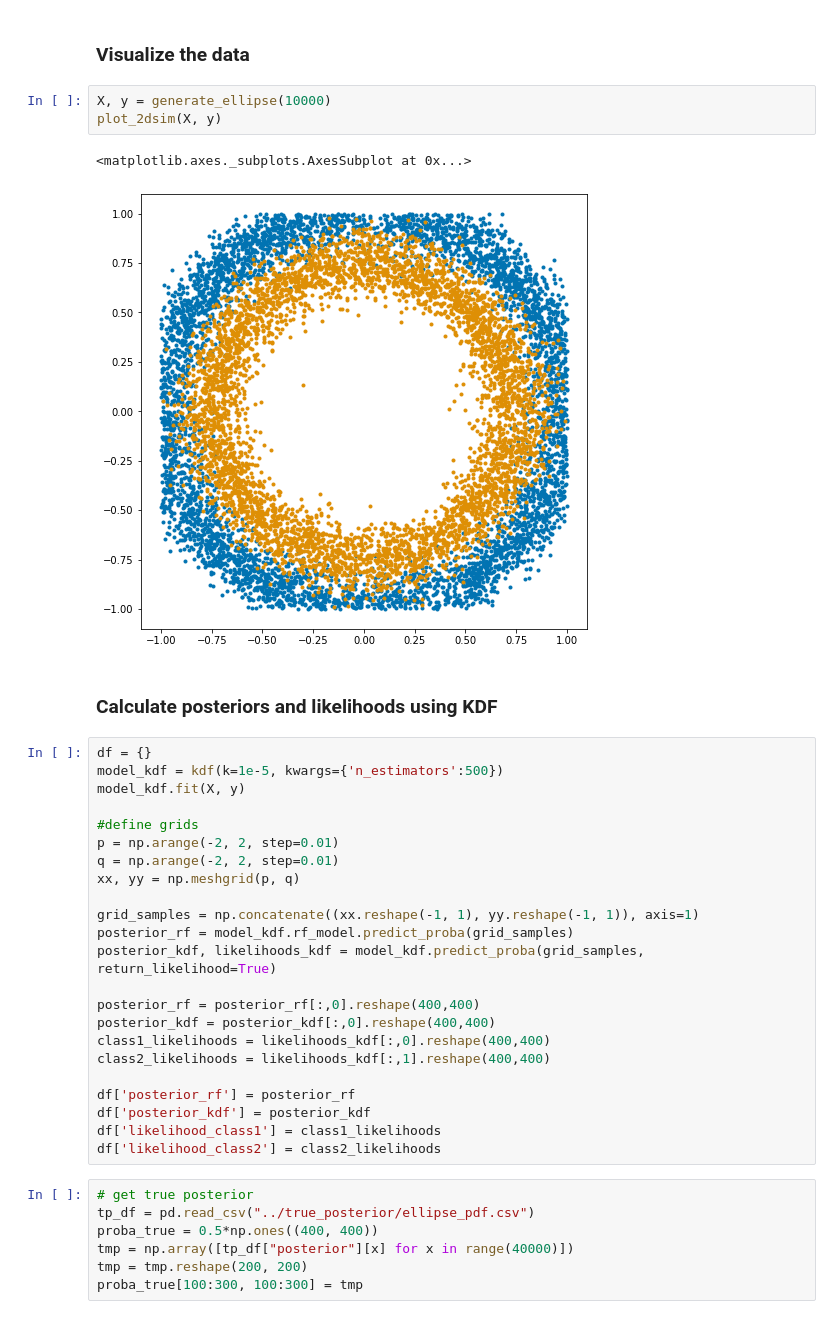
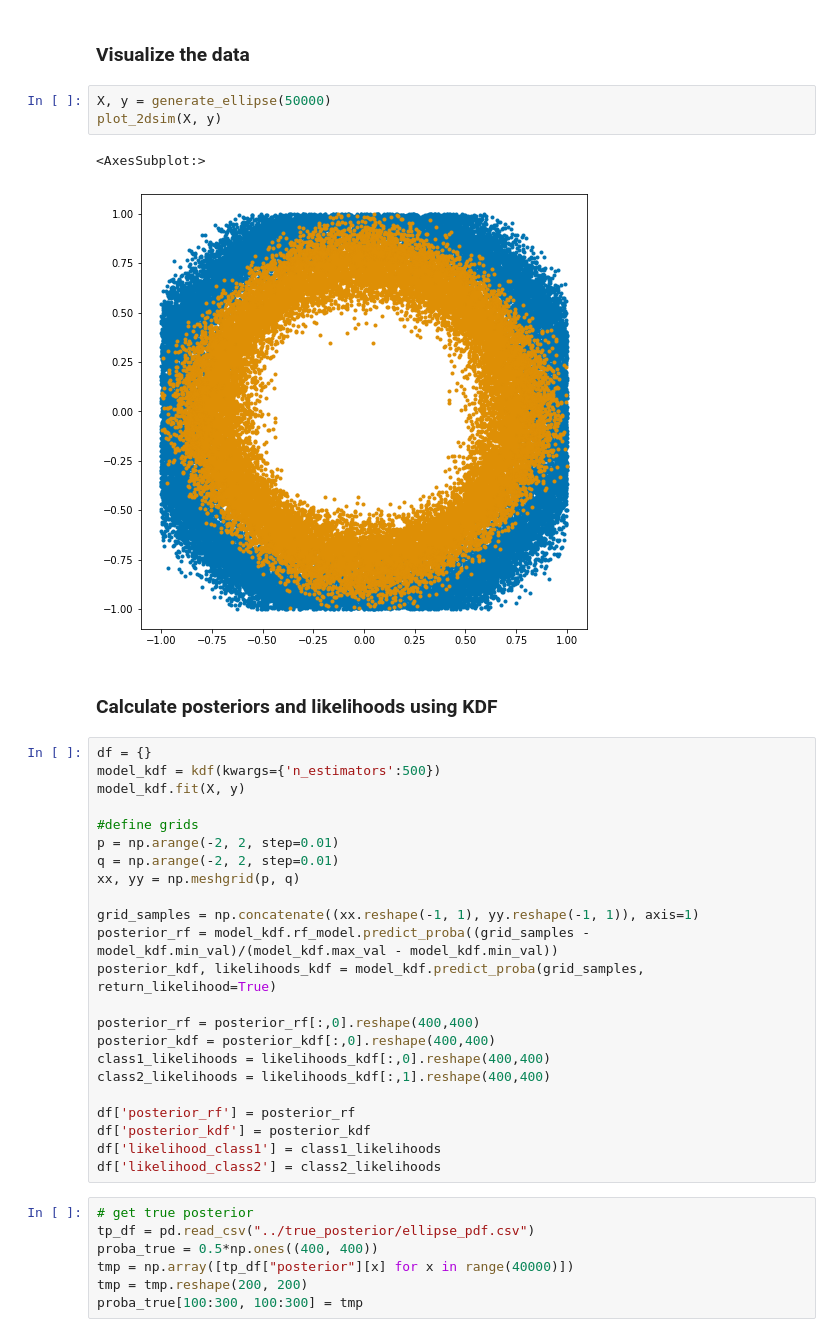
Before and after one commit to neurodata/kdg, a Jupyter notebook: benchmarks/kdf_experiments/circle.ipynb, the cells around one changed output. Saved outputs shown, nothing was run; the diff lists cells and outputs as text.

```diff
--- a/benchmarks/kdf_experiments/circle.ipynb
+++ b/benchmarks/kdf_experiments/circle.ipynb
@@ -11,16 +11,16 @@ from sklearn.metrics import roc_auc_score
 # %% [markdown]
 ### Visualize the data
 # %%
-X, y = generate_ellipse(10000)
+X, y = generate_ellipse(50000)
 plot_2dsim(X, y)
 # %% [output]
-<matplotlib.axes._subplots.AxesSubplot at 0x...>
+<AxesSubplot:>
-[figure, old version]
+[figure, new version]
 # %% [markdown]
 ### Calculate posteriors and likelihoods using KDF
 # %%
 df = {}
-model_kdf = kdf(k=1e-5, kwargs={'n_estimators':500})
+model_kdf = kdf(kwargs={'n_estimators':500})
 model_kdf.fit(X, y)
 
 #define grids
@@ -29,7 +29,7 @@ q = np.arange(-2, 2, step=0.01)
 xx, yy = np.meshgrid(p, q)
 
 grid_samples = np.concatenate((xx.reshape(-1, 1), yy.reshape(-1, 1)), axis=1)
-posterior_rf = model_kdf.rf_model.predict_proba(grid_samples)
+posterior_rf = model_kdf.rf_model.predict_proba((grid_samples - model_kdf.min_val)/(model_kdf.max_val - model_kdf.min_val))
 posterior_kdf, likelihoods_kdf = model_kdf.predict_proba(grid_samples, return_likelihood=True)
 
 posterior_rf = posterior_rf[:,0].reshape(400,400)
```
Also changed, not shown: parts of 6 cells of this notebook, 3 other files.
